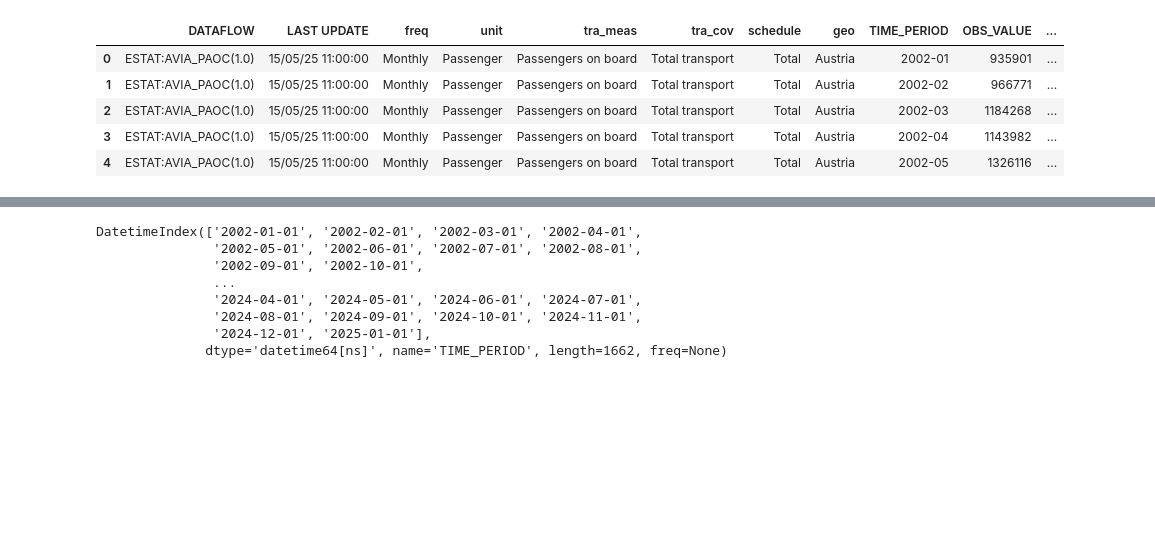
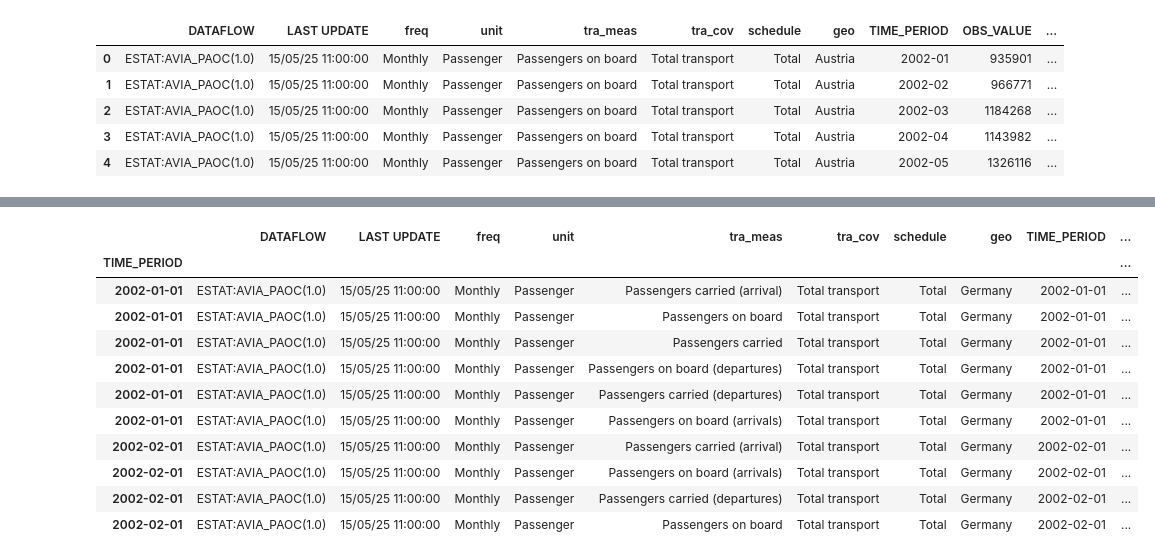
Before and after one commit to Hassan3924/Air-Passenger-Time-Series, a Jupyter notebook: airpassenger.ipynb, the cells around one changed output, grey strips where cells are left out. Saved outputs shown, nothing was run; the diff lists cells and outputs as text; code cells hidden in the pictures; blank space fills up the shorter version.

```diff
--- a/airpassenger.ipynb
+++ b/airpassenger.ipynb
@@ -19,15 +84,27 @@ air['TIME_PERIOD'] = pd.to_datetime(air['TIME_PERIOD'])
 # %%
 air = air.set_index(air['TIME_PERIOD'])
+# %%
+air = air.sort_index()
 # %%
 air_germany = air[air['geo'] == 'Germany']
+# %%
+air_germany.head(10)
+# %% [output]
+|  | DATAFLOW | LAST UPDATE | freq | unit | tra_meas | tra_cov | schedule | geo | TIME_PERIOD | ... |
+| TIME_PERIOD |  |  |  |  |  |  |  |  |  | ... |
+| 2002-01-01 | ESTAT:AVIA_PAOC(1.0) | 15/05/25 11:00:00 | Monthly | Passenger | Passengers carried (arrival) | Total transport | Total | Germany | 2002-01-01 | ... |
+| 2002-01-01 | ESTAT:AVIA_PAOC(1.0) | 15/05/25 11:00:00 | Monthly | Passenger | Passengers on board | Total transport | Total | Germany | 2002-01-01 | ... |
+| 2002-01-01 | ESTAT:AVIA_PAOC(1.0) | 15/05/25 11:00:00 | Monthly | Passenger | Passengers carried | Total transport | Total | Germany | 2002-01-01 | ... |
+| 2002-01-01 | ESTAT:AVIA_PAOC(1.0) | 15/05/25 11:00:00 | Monthly | Passenger | Passengers on board (departures) | Total transport | Total | Germany | 2002-01-01 | ... |
+| 2002-01-01 | ESTAT:AVIA_PAOC(1.0) | 15/05/25 11:00:00 | Monthly | Passenger | Passengers carried (departures) | Total transport | Total | Germany | 2002-01-01 | ... |
+| 2002-01-01 | ESTAT:AVIA_PAOC(1.0) | 15/05/25 11:00:00 | Monthly | Passenger | Passengers on board (arrivals) | Total transport | Total | Germany | 2002-01-01 | ... |
+| 2002-02-01 | ESTAT:AVIA_PAOC(1.0) | 15/05/25 11:00:00 | Monthly | Passenger | Passengers carried (arrival) | Total transport | Total | Germany | 2002-02-01 | ... |
+| 2002-02-01 | ESTAT:AVIA_PAOC(1.0) | 15/05/25 11:00:00 | Monthly | Passenger | Passengers on board (arrivals) | Total transport | Total | Germany | 2002-02-01 | ... |
+| 2002-02-01 | ESTAT:AVIA_PAOC(1.0) | 15/05/25 11:00:00 | Monthly | Passenger | Passengers carried (departures) | Total transport | Total | Germany | 2002-02-01 | ... |
+| 2002-02-01 | ESTAT:AVIA_PAOC(1.0) | 15/05/25 11:00:00 | Monthly | Passenger | Passengers on board | Total transport | Total | Germany | 2002-02-01 | ... |
 # %%
-air_germany.index
+ag_cleaned = air_germany.drop(labels=['DATAFLOW', 'freq', 'schedule',
+                         'OBS_FLAG',
+                         'CONF_STATUS',
+                         'LAST UPDATE'],
+                 axis = 1)
-# %% [output]
-DatetimeIndex(['2002-01-01', '2002-02-01', '2002-03-01', '2002-04-01',
-               '2002-05-01', '2002-06-01', '2002-07-01', '2002-08-01',
-               '2002-09-01', '2002-10-01',
-               ...
-               '2024-04-01', '2024-05-01', '2024-06-01', '2024-07-01',
-               '2024-08-01', '2024-09-01', '2024-10-01', '2024-11-01',
-               '2024-12-01', '2025-01-01'],
-              dtype='datetime64[ns]', name='TIME_PERIOD', length=1662, freq=None)
```
Also changed, not shown: parts of 24 cells of this notebook, 1 other file.
